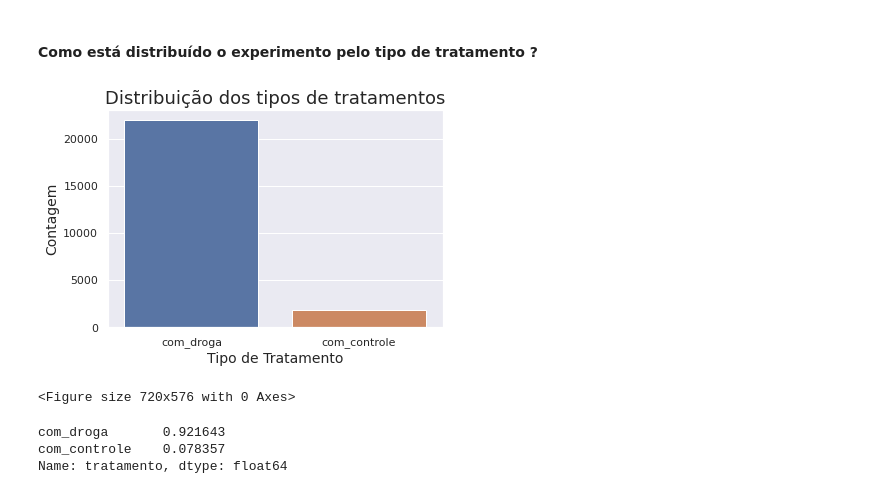
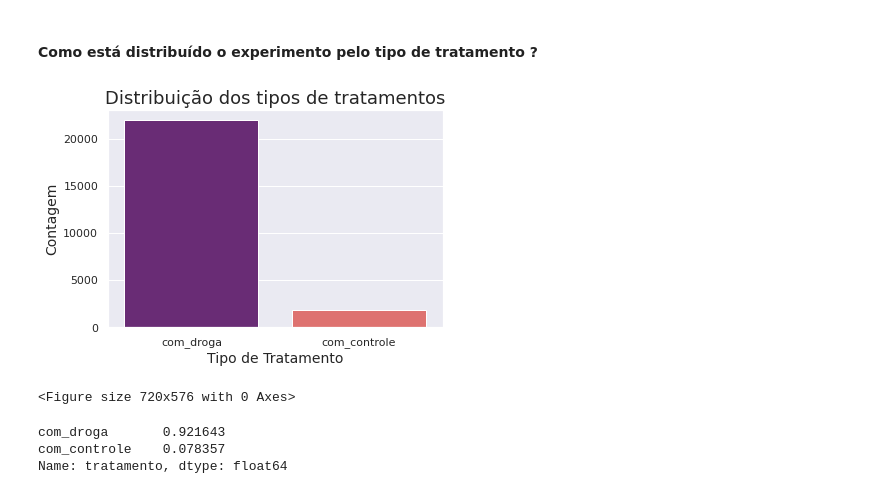
Before and after one commit to mathara/Imersao_dados, a Jupyter notebook: Desafio_Descoberta_Componentes.ipynb, the cells around one changed output. Saved outputs shown, nothing was run; the diff lists cells and outputs as text; code cells hidden in the pictures.

```diff
--- a/Desafio_Descoberta_Componentes.ipynb
+++ b/Desafio_Descoberta_Componentes.ipynb
@@ -71,14 +64,14 @@ No experimento foram testados 3289 compostos, os 7 compostos mais testadas repre
 # %% [markdown]
 #### Como está distribuído o experimento pelo tipo de tratamento ?
 # %%
-ax = sns.countplot(x = 'tratamento', data = dados)
+ax = sns.countplot(x = 'tratamento', data = dados, palette = "magma" )
 plt.figure(figsize= (10,8))
 ax.set_title('Distribuição dos tipos de tratamentos', fontsize = 18)
 ax.set_xlabel('Tipo de Tratamento', fontsize = 14)
 ax.set_ylabel('Contagem', fontsize = 14)
 plt.show()
 # %% [output]
-[figure, old version]
+[figure, new version]
 <Figure size 720x576 with 0 Axes>
 # %%
 dados['tratamento'].value_counts(normalize = True)
```
Also changed, not shown: parts of 22 cells of this notebook.
